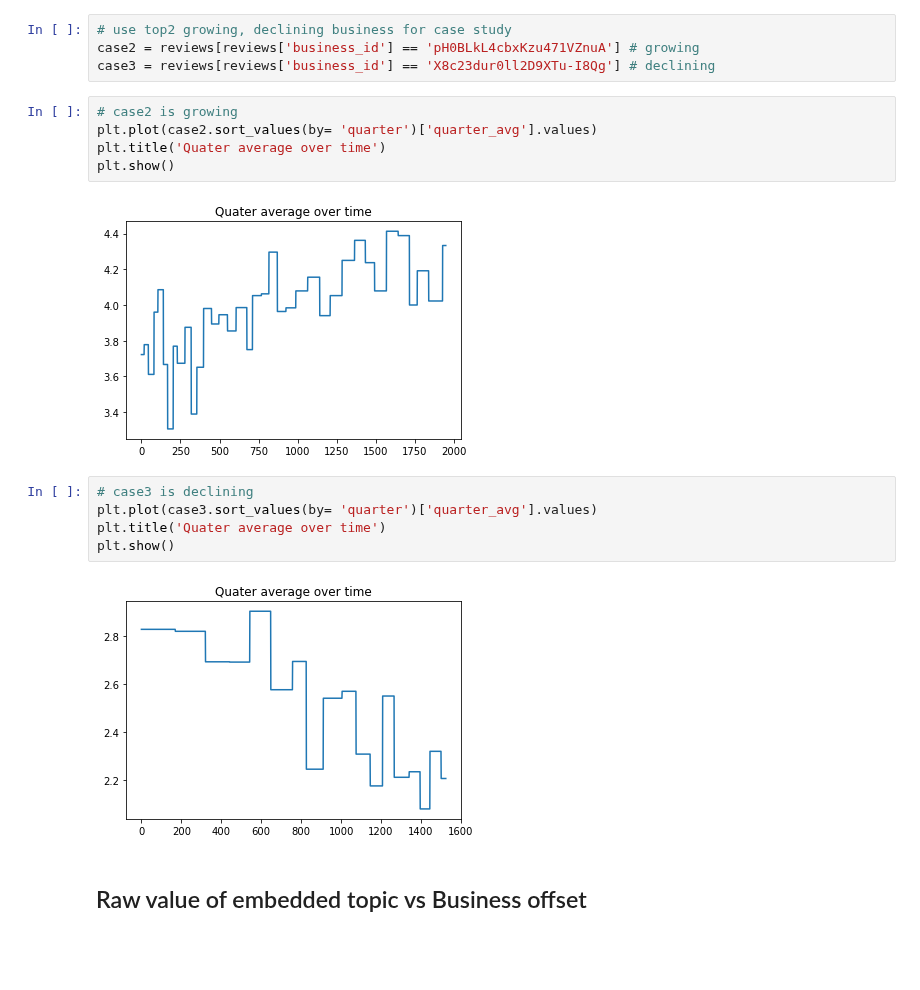
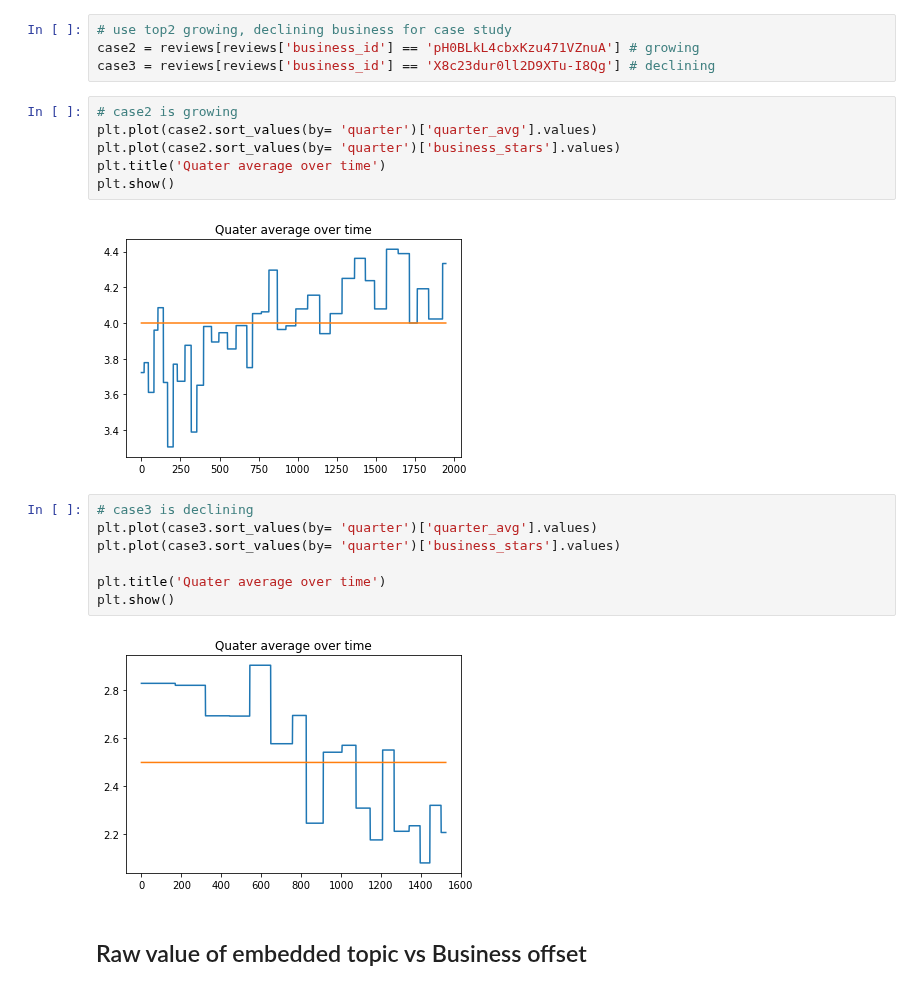
Before and after one commit to CornellDataScience/NLP_Research-FA17, a Jupyter notebook: topic_over_time/classifiers/Correlation_analysis.ipynb, the cells around one changed output. Cells and saved outputs as stored; diff of their text form; blank space fills up the shorter version.

```diff
--- a/topic_over_time/classifiers/Correlation_analysis.ipynb
+++ b/topic_over_time/classifiers/Correlation_analysis.ipynb
@@ -41,17 +41,20 @@ case3 = reviews[reviews['business_id'] == 'X8c23dur0ll2D9XTu-I8Qg'] # declining
 # %%
 # case2 is growing
 plt.plot(case2.sort_values(by= 'quarter')['quarter_avg'].values)
+plt.plot(case2.sort_values(by= 'quarter')['business_stars'].values)
 plt.title('Quater average over time')
 plt.show()
 # %% [output]
-[figure, old version]
+[figure, new version]
 # %%
 # case3 is declining
 plt.plot(case3.sort_values(by= 'quarter')['quarter_avg'].values)
+plt.plot(case3.sort_values(by= 'quarter')['business_stars'].values)
+
 plt.title('Quater average over time')
 plt.show()
 # %% [output]
-[figure, old version]
+[figure, new version]
 # %% [markdown]
 ## Raw value of embedded topic vs Business offset
 # %% [markdown]
```
Also changed, not shown: parts of 34 cells of this notebook.
